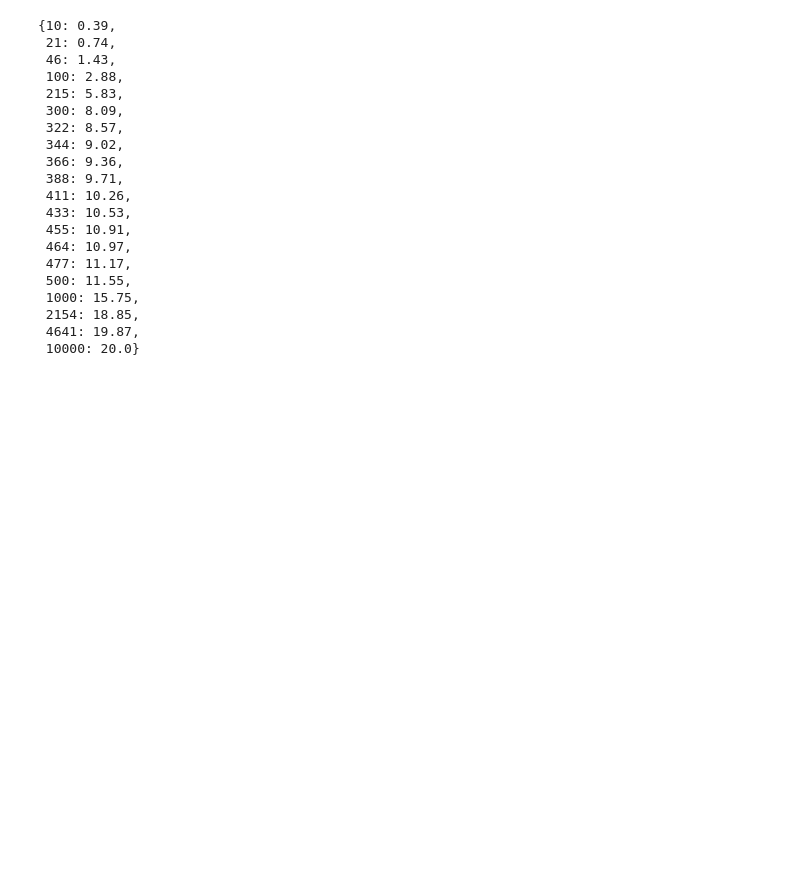
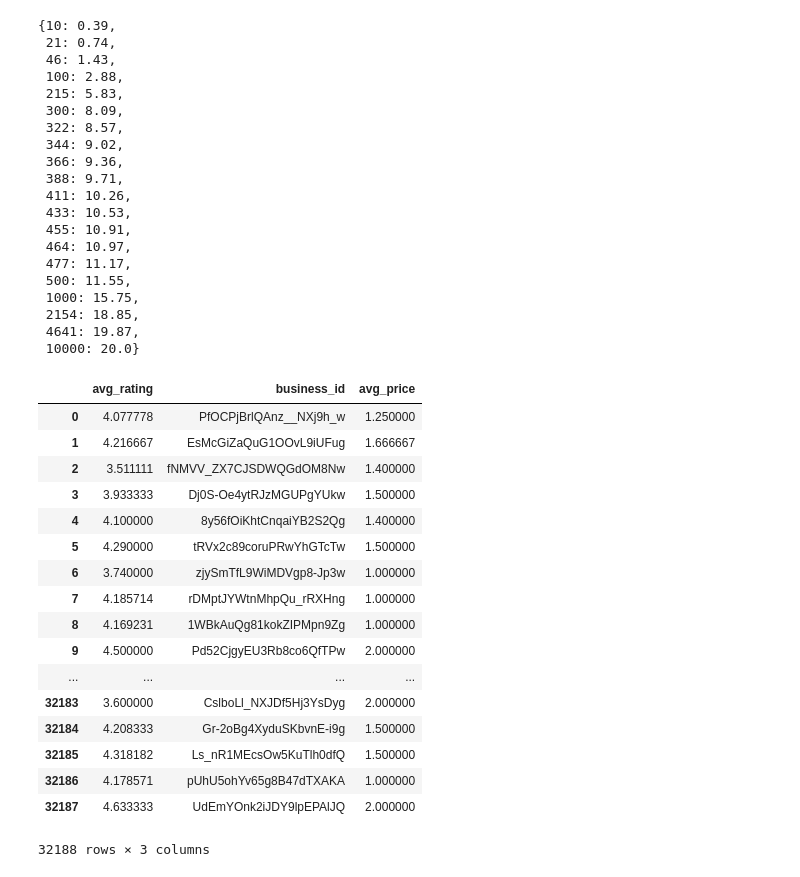
Before and after one commit to ellcrane/restaurant-closing-probability, a Jupyter notebook: notebooks/scraping.ipynb, the cells around one changed output. Cells and saved outputs as stored; diff of their text form; code cells hidden in the pictures; blank space fills up the shorter version.

```diff
--- a/notebooks/scraping.ipynb
+++ b/notebooks/scraping.ipynb
@@ -310,0 +311,2 @@ previously_open_US_restaurants
+# %%
+nearby_df['num_nearby_restaurants'] = nearby_df['results'].apply(lambda x: len(x))
@@ -310,0 +349,21 @@ previously_open_US_restaurants
+# %%
+nearby_prices_and_rating
+# %% [output]
+|  | avg_rating | business_id | avg_price |
+| 0 | 4.077778 | PfOCPjBrlQAnz__NXj9h_w | 1.250000 |
+| 1 | 4.216667 | EsMcGiZaQuG1OOvL9iUFug | 1.666667 |
+| 2 | 3.511111 | fNMVV_ZX7CJSDWQGdOM8Nw | 1.400000 |
+| 3 | 3.933333 | Dj0S-Oe4ytRJzMGUPgYUkw | 1.500000 |
+| 4 | 4.100000 | 8y56fOiKhtCnqaiYB2S2Qg | 1.400000 |
+| 5 | 4.290000 | tRVx2c89coruPRwYhGTcTw | 1.500000 |
+| 6 | 3.740000 | zjySmTfL9WiMDVgp8-Jp3w | 1.000000 |
+| 7 | 4.185714 | rDMptJYWtnMhpQu_rRXHng | 1.000000 |
+| 8 | 4.169231 | 1WBkAuQg81kokZIPMpn9Zg | 1.000000 |
+| 9 | 4.500000 | Pd52CjgyEU3Rb8co6QfTPw | 2.000000 |
+| ... | ... | ... | ... |
+| 32183 | 3.600000 | CslboLl_NXJDf5Hj3YsDyg | 2.000000 |
+| 32184 | 4.208333 | Gr-2oBg4XyduSKbvnE-i9g | 1.500000 |
+| 32185 | 4.318182 | Ls_nR1MEcsOw5KuTlh0dfQ | 1.500000 |
+| 32186 | 4.178571 | pUhU5ohYv65g8B47dTXAKA | 1.000000 |
+| 32187 | 4.633333 | UdEmYOnk2iJDY9lpEPAlJQ | 2.000000 |
+32188 rows × 3 columns
```
Also changed, not shown: parts of 14 cells of this notebook, 1 other file.
